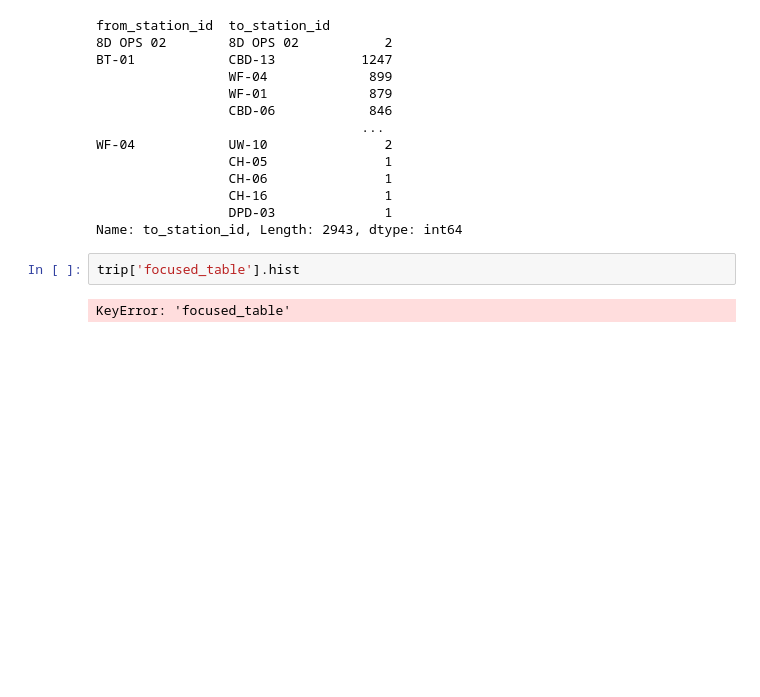
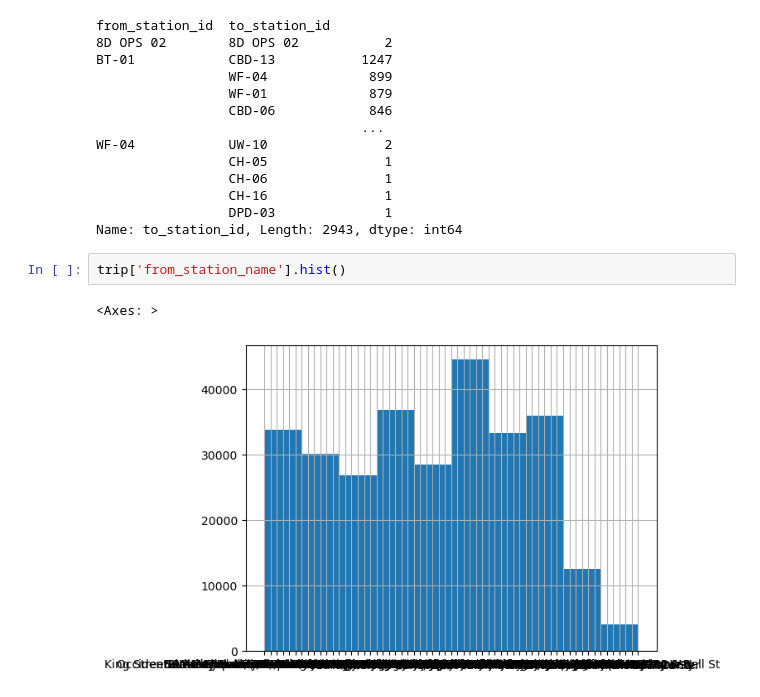
Before and after one commit to adarual/Week1_Test, a Jupyter notebook: Project Week 2 - C1.ipynb, the cells around one changed output. Saved outputs shown, nothing was run; the diff lists cells and outputs as text; blank space fills up the shorter version.

```diff
--- a/Project Week 2 - C1.ipynb
+++ b/Project Week 2 - C1.ipynb
@@ -278,6 +278,7 @@ WF-04            UW-10               2
                  DPD-03              1
 Name: to_station_id, Length: 2943, dtype: int64
 # %%
-trip['focused_table'].hist
+trip['from_station_name'].hist()
 # %% [output]
-KeyError: 'focused_table'
+<Axes: >
+[figure, added]
```
Also changed, not shown: parts of 2 cells of this notebook.
